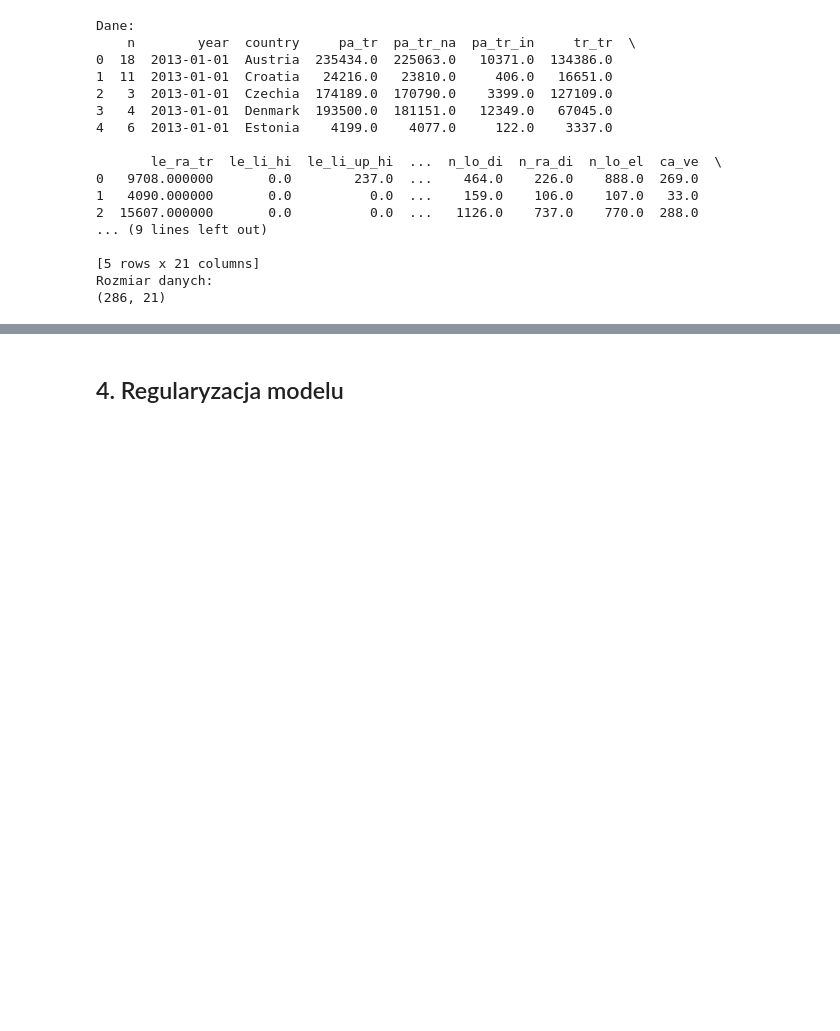
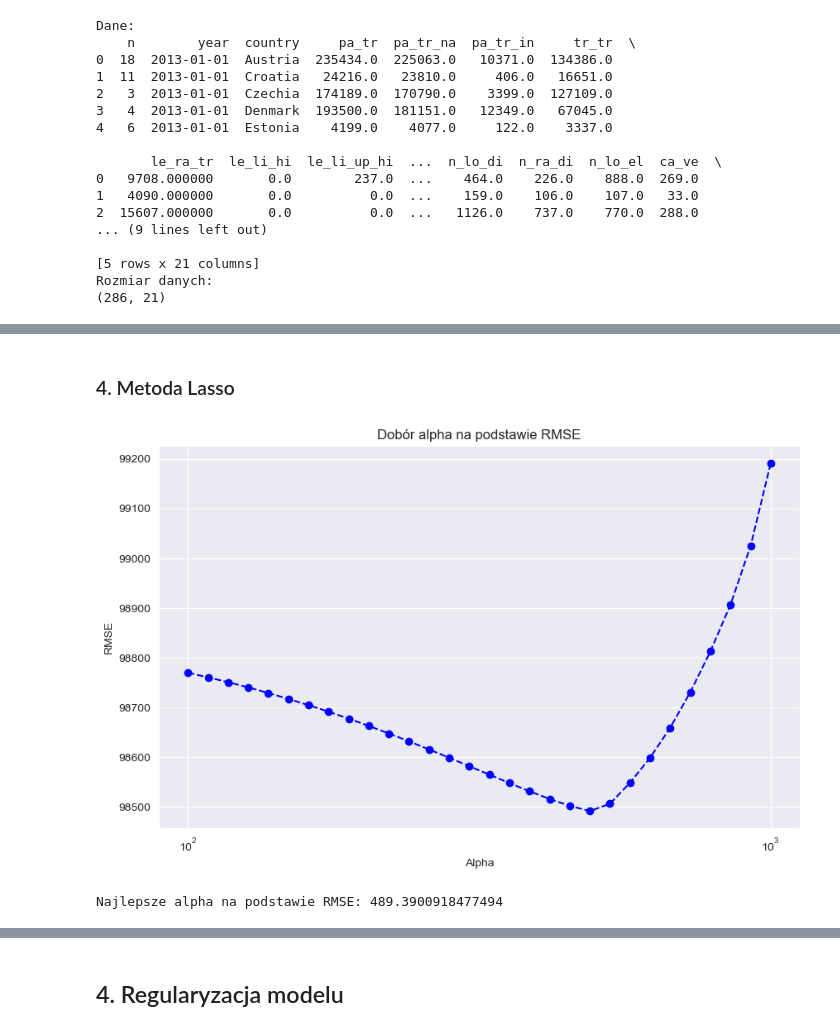
Before and after one commit to SzymonKovalski/ExploracjaTransportuKolejowego, a Jupyter notebook: regresja.ipynb, the cells around one changed output, grey strips where cells are left out. Drawn from its saved outputs; the diff is of its cells as text; code cells hidden in the pictures; blank space fills up the shorter version.

```diff
--- a/regresja.ipynb
+++ b/regresja.ipynb
@@ -43,0 +138,40 @@ Rozmiar danych:
+# %% [markdown]
+### 4. Metoda Lasso
+# %%
+# Skalowanie cech
+scaler = StandardScaler()
+X_train_scaled = scaler.fit_transform(X_train)
+X_test_scaled = scaler.transform(X_test)
+
+# Lista wartości alpha (logarytmicznie rozłożone)
+alphas = np.logspace(2, 3, 30)
+
+results = []
+
+for alpha in alphas:
+
+    lasso = Lasso(alpha=alpha, random_state=42)
+    lasso.fit(X_train_scaled, y_train)
+    y_pred = lasso.predict(X_test_scaled)
+    rmse = np.sqrt(mean_squared_error(y_test, y_pred))
+    results.append({'Alpha': alpha, 'RMSE': rmse})
+
+results_df = pd.DataFrame(results)
+
+# Wizualizacja wyników
+import matplotlib.pyplot as plt
+
+plt.figure(figsize=(10, 6))
+plt.plot(results_df['Alpha'], results_df['RMSE'], marker='o', linestyle='--', color='b')
+plt.xlabel('Alpha')
+plt.ylabel('RMSE')
+plt.title('Dobór alpha na podstawie RMSE')
+plt.xscale('log')
+plt.show()
+
+# Wybranie najlepszej wartości alpha (najmniejszy RMSE)
+best_alpha = results_df.loc[results_df['RMSE'].idxmin(), 'Alpha']
+print("Najlepsze alpha na podstawie RMSE:", best_alpha)
+# %% [output]
+[figure, added]
+Najlepsze alpha na podstawie RMSE: 489.3900918477494
```
Also changed, not shown: parts of 30 cells of this notebook.
